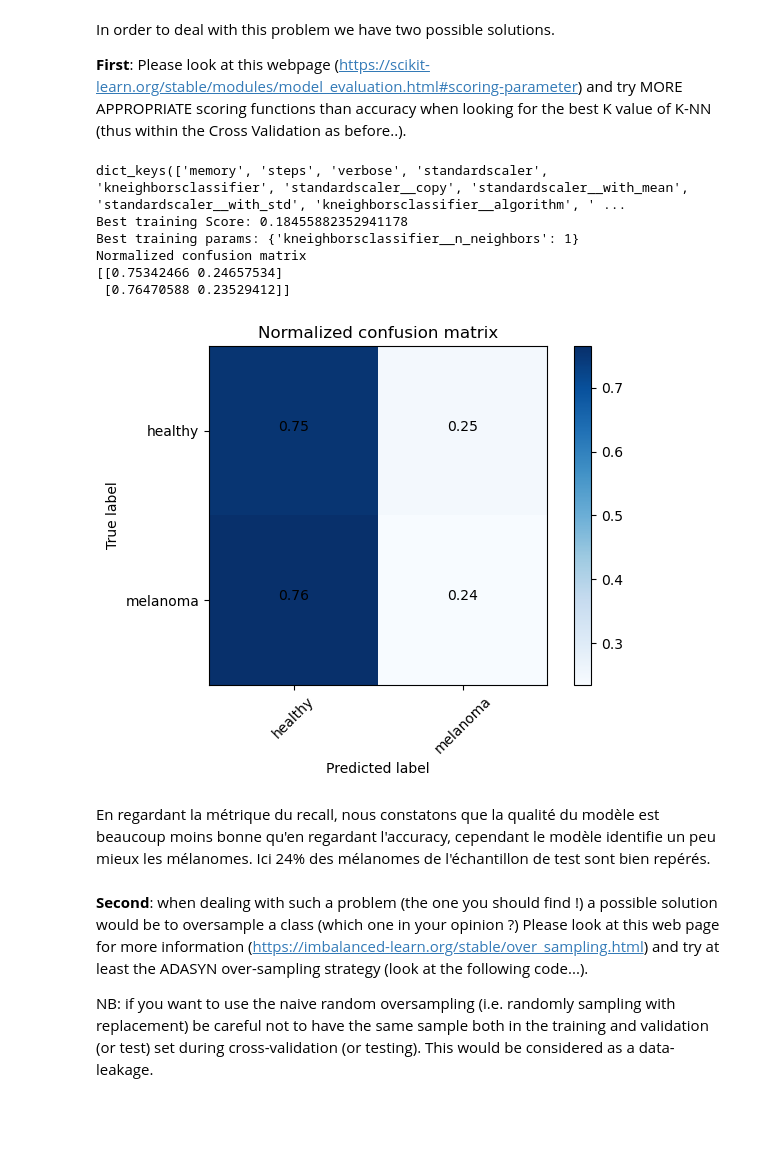
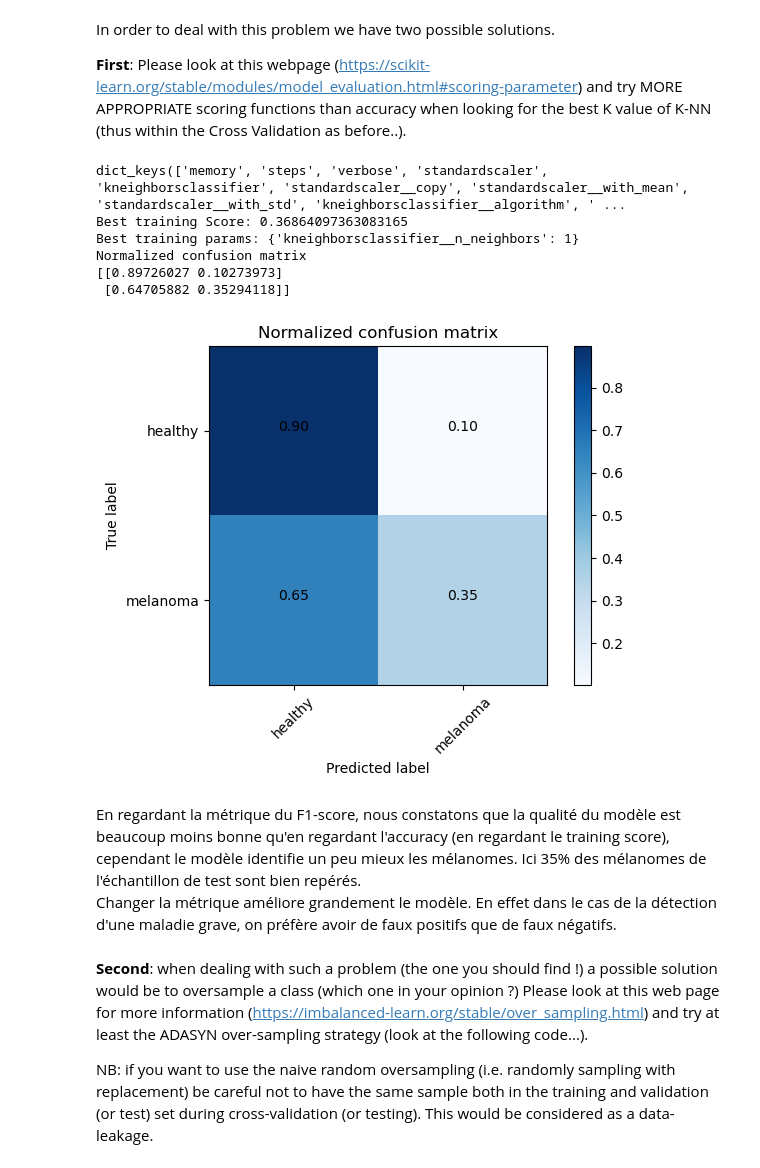
Before and after one commit to bcompere/cesds_module5_apprentissage-supervise_2, a Jupyter notebook: TP_SVM/TP_SVM_BRIAN_COMPERE.ipynb, the cells around one changed output. Drawn from its saved outputs; the diff is of its cells as text; code cells hidden in the pictures; blank space fills up the shorter version.

```diff
--- a/TP_SVM/TP_SVM_BRIAN_COMPERE.ipynb
+++ b/TP_SVM/TP_SVM_BRIAN_COMPERE.ipynb
@@ -416,32 +421,33 @@ In order to deal with this problem we have two possible solutions.
 # %%
 # Looking for the best hyperparameters
 neigh = make_pipeline(StandardScaler(), KNeighborsClassifier())
 # when using the pipeline, you can print the parameters of the estimator using print(neigh.get_params().keys())`
 print(neigh.get_params().keys())
 p_grid_KNN = {'kneighborsclassifier__n_neighbors': [1,2,3,4,5,6,7,8,9,10]}
-grid_KNN = GridSearchCV(estimator=neigh, param_grid=p_grid_KNN, scoring="recall", cv=5)
+grid_KNN = GridSearchCV(estimator=neigh, param_grid=p_grid_KNN, scoring="f1", cv=5)
 grid_KNN.fit(X_train, y_train)
 print("Best training Score: {}".format(grid_KNN.best_score_))
 print("Best training params: {}".format(grid_KNN.best_params_))
 y_pred = grid_KNN.predict(X_test)
 # Compute confusion matrix
 cnf_matrix = confusion_matrix(y_test, y_pred)
 
 # Plot normalized confusion matrix
 plt.figure()
 plot_confusion_matrix(cnf_matrix, classes=class_names, normalize=True,
                       title='Normalized confusion matrix')
 plt.show()
 # %% [output]
 dict_keys(['memory', 'steps', 'verbose', 'standardscaler', 'kneighborsclassifier', 'standardscaler__copy', 'standardscaler__with_mean', 'standardscaler__with_std', 'kneighborsclassifier__algorithm', ' ...
-Best training Score: 0.18455882352941178
+Best training Score: 0.36864097363083165
 Best training params: {'kneighborsclassifier__n_neighbors': 1}
 Normalized confusion matrix
-[[0.75342466 0.24657534]
- [0.76470588 0.23529412]]
+[[0.89726027 0.10273973]
+ [0.64705882 0.35294118]]
-[figure, old version]
+[figure, new version]
 # %% [markdown]
-En regardant la métrique du recall, nous constatons que la qualité du modèle est beaucoup moins bonne qu'en regardant l'accuracy, cependant le modèle identifie un peu mieux les mélanomes. Ici 24% des mélanomes de l'échantillon de test sont bien repérés.
+En regardant la métrique du F1-score, nous constatons que la qualité du modèle est beaucoup moins bonne qu'en regardant l'accuracy (en regardant le training score), cependant le modèle identifie un peu mieux les mélanomes. Ici 35% des mélanomes de l'échantillon de test sont bien repérés.
+Changer la métrique améliore grandement le modèle. En effet dans le cas de la détection d'une maladie grave, on préfère avoir de faux positifs que de faux négatifs.
 # %% [markdown]
 **Second**: when dealing with such a problem (the one you should find !) a possible solution would be to oversample a class (which one in your opinion ?) Please look at this web page for more information (https://imbalanced-learn.org/stable/over_sampling.html) and try at least the ADASYN over-sampling strategy (look at the following code...).
 
```
Also changed, not shown: parts of 19 cells of this notebook, 1 other file.
